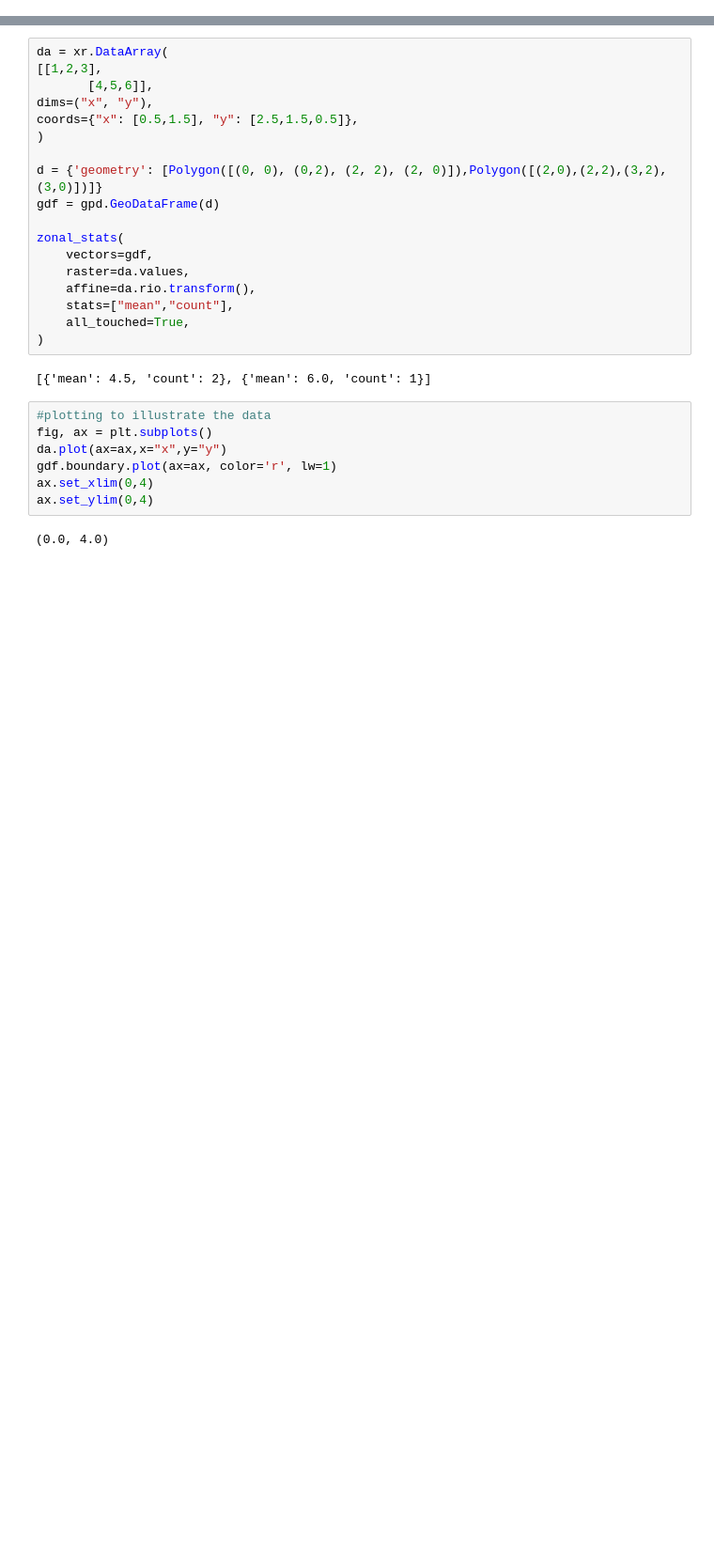
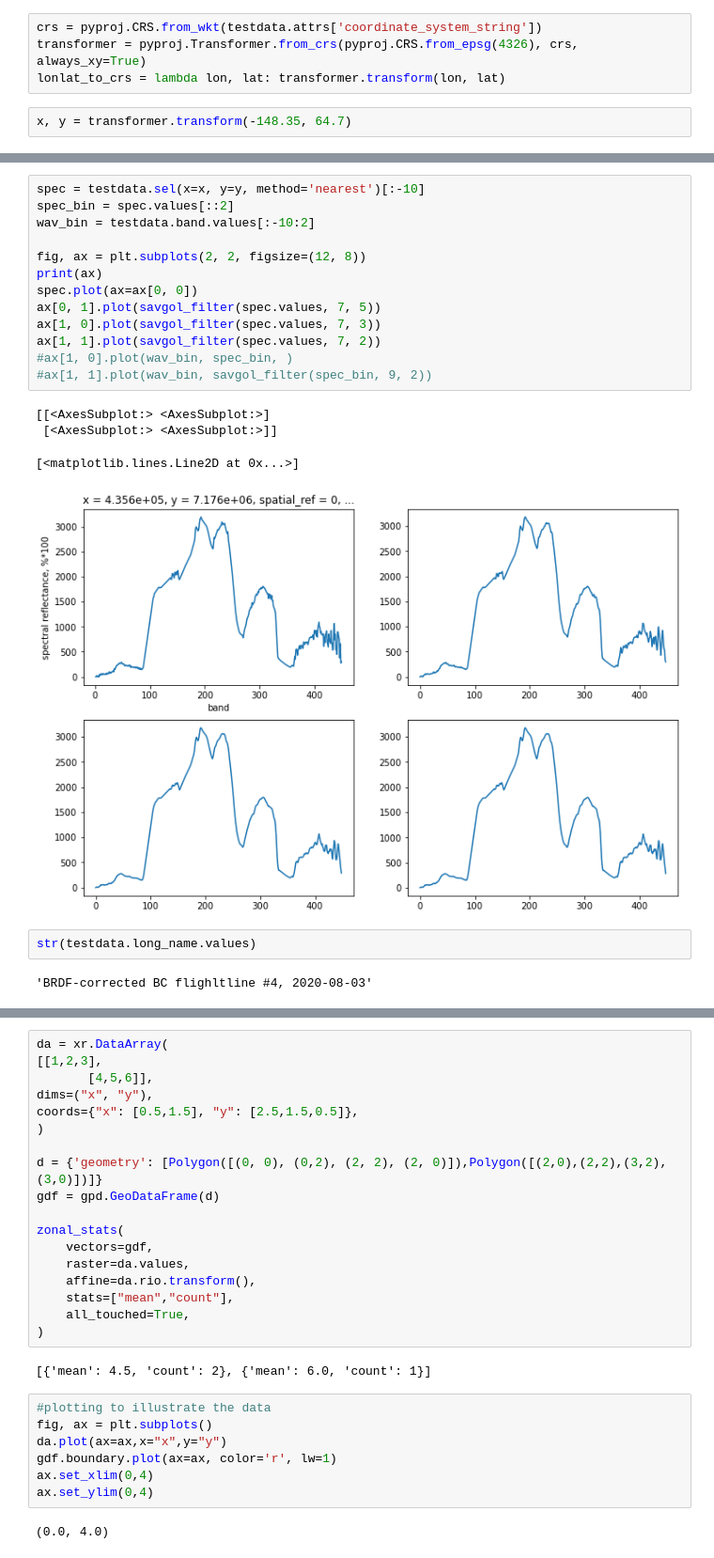
Before and after one commit to chryss/spectral_analysis, a Jupyter notebook: notebooks/Untitled.ipynb, the cells around one changed output, grey strips where cells are left out. Shown at 94% size. Cells and saved outputs as stored; diff of their text form; blank space fills up the shorter version.

```diff
--- a/notebooks/Untitled.ipynb
+++ b/notebooks/Untitled.ipynb
@@ -7,0 +144,6 @@ import rioxarray
+# %%
+crs = pyproj.CRS.from_wkt(testdata.attrs['coordinate_system_string'])
+transformer = pyproj.Transformer.from_crs(pyproj.CRS.from_epsg(4326), crs, always_xy=True)
+lonlat_to_crs = lambda lon, lat: transformer.transform(lon, lat)
+# %%
+x, y = transformer.transform(-148.35, 64.7)
@@ -7,0 +243,22 @@ import rioxarray
+# %%
+spec = testdata.sel(x=x, y=y, method='nearest')[:-10]
+spec_bin = spec.values[::2]
+wav_bin = testdata.band.values[:-10:2]
+
+fig, ax = plt.subplots(2, 2, figsize=(12, 8))
+print(ax)
+spec.plot(ax=ax[0, 0])
+ax[0, 1].plot(savgol_filter(spec.values, 7, 5))
+ax[1, 0].plot(savgol_filter(spec.values, 7, 3))
+ax[1, 1].plot(savgol_filter(spec.values, 7, 2))
+#ax[1, 0].plot(wav_bin, spec_bin, )
+#ax[1, 1].plot(wav_bin, savgol_filter(spec_bin, 9, 2))
+# %% [output]
+[[<AxesSubplot:> <AxesSubplot:>]
+ [<AxesSubplot:> <AxesSubplot:>]]
+[<matplotlib.lines.Line2D at 0x...>]
+[figure, added]
+# %%
+str(testdata.long_name.values)
+# %% [output]
+'BRDF-corrected BC flighltline #4, 2020-08-03'
```
Also changed, not shown: parts of 18 cells of this notebook, 2 other files.
